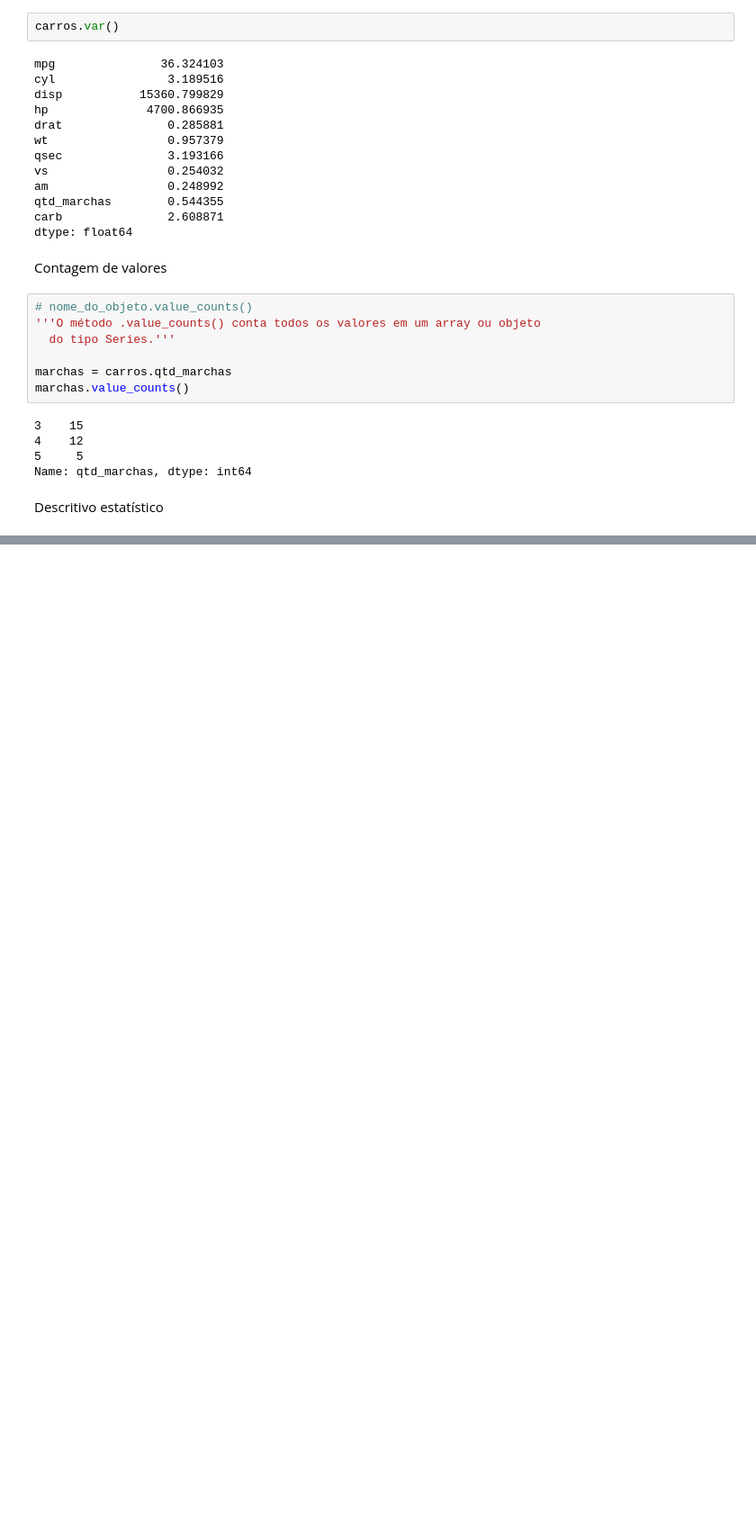
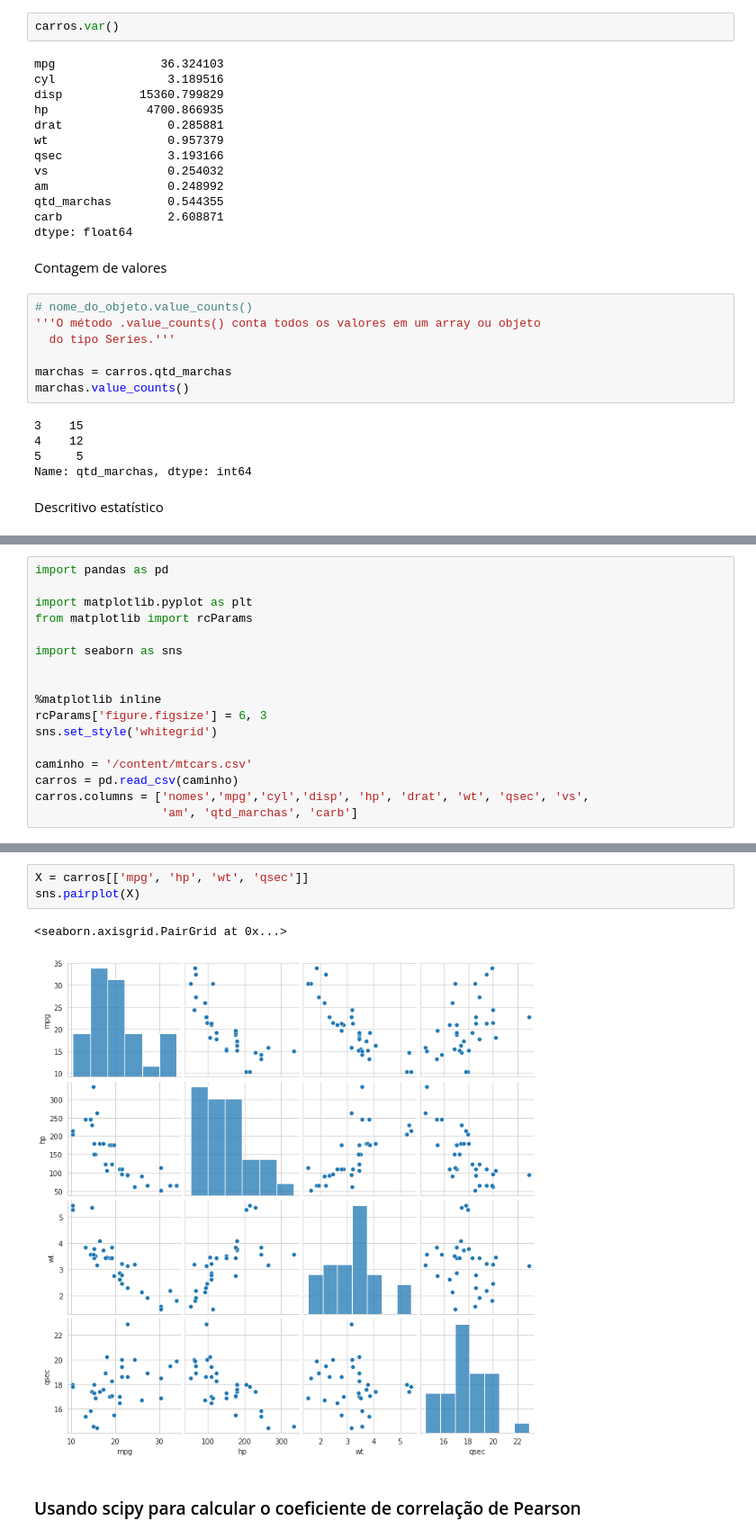
Before and after one commit to joaocbjr/Learn_DataScience, a Jupyter notebook: Cap_3_Matemática_e_Estatística_Básicas.ipynb, the cells around one changed output, grey strips where cells are left out. Shown at 90% size. Cells and saved outputs as stored; diff of their text form; blank space fills up the shorter version.

```diff
--- a/Cap_3_Matemática_e_Estatística_Básicas.ipynb
+++ b/Cap_3_Matemática_e_Estatística_Básicas.ipynb
@@ -306,0 +311,17 @@ carros.describe()
+# %%
+import pandas as pd
+
+import matplotlib.pyplot as plt
+from matplotlib import rcParams
+
+import seaborn as sns
+
+
+%matplotlib inline
+rcParams['figure.figsize'] = 6, 3
+sns.set_style('whitegrid')
+
+caminho = '/content/mtcars.csv'
+carros = pd.read_csv(caminho)
+carros.columns = ['nomes','mpg','cyl','disp', 'hp', 'drat', 'wt', 'qsec', 'vs',
+                  'am', 'qtd_marchas', 'carb']
@@ -306,0 +338,8 @@ carros.describe()
+# %%
+X = carros[['mpg', 'hp', 'wt', 'qsec']]
+sns.pairplot(X)
+# %% [output]
+<seaborn.axisgrid.PairGrid at 0x...>
+[figure, added]
+# %% [markdown]
+### Usando scipy para calcular o coeficiente de correlação de Pearson
```
Also changed, not shown: parts of 11 cells of this notebook.
